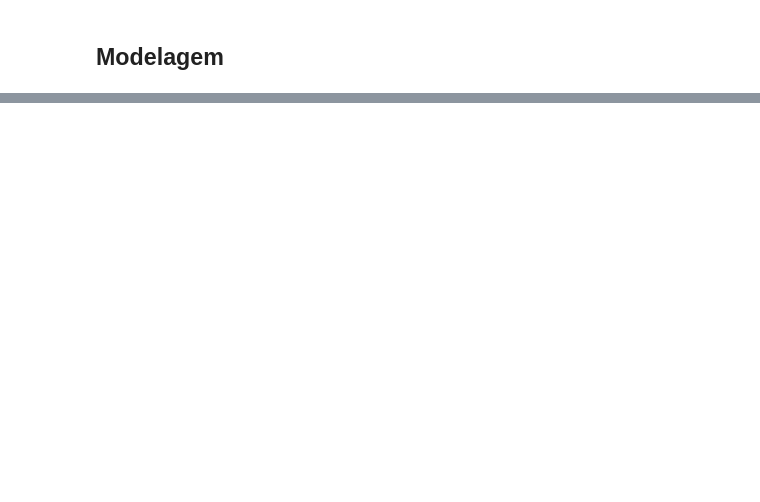
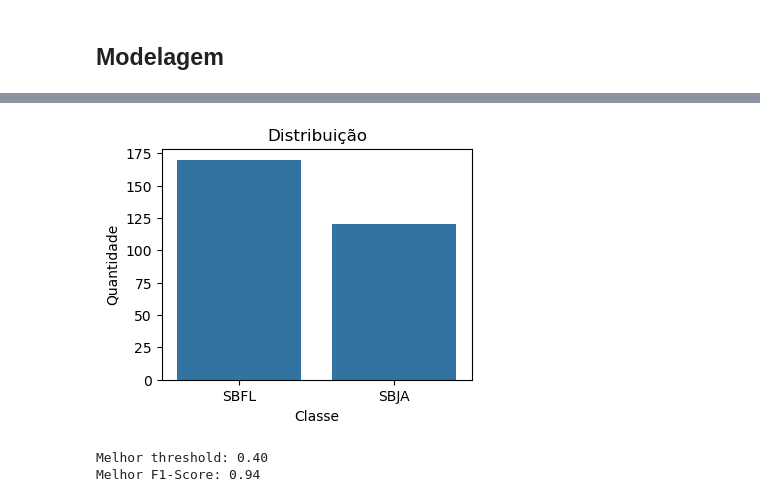
Before and after one commit to gcosta22/Competicao_Intramodal_SC, a Jupyter notebook: Modelo_intramodal.ipynb, the cells around one changed output, grey strips where cells are left out. Cells and saved outputs as stored; diff of their text form; code cells hidden in the pictures; blank space fills up the shorter version.

```diff
--- a/Modelo_intramodal.ipynb
+++ b/Modelo_intramodal.ipynb
@@ -650,0 +130,27 @@ files.download("/content/modelo_resultados_proj.xlsx")
+# %%
+#Recall deu um pouco baixo e muitos SBFL sendo classificados como SBJA
+#Nao achei que esta muito desbalanceado o df
+class_distribution = df_novo['AERO_C'].value_counts()
+
+plt.figure(figsize=(4, 3))
+sns.barplot(x=class_distribution.index, y=class_distribution.values)
+plt.xlabel('Classe')
+plt.ylabel('Quantidade')
+plt.title('Distribuição')
+plt.xticks([0, 1], ['SBFL', 'SBJA'])
+plt.show();
+# %% [output]
+[figure, added]
+# %%
+#Encontrar o melhor ajuste precisao vs recal
+f1_scores = 2 * (precision * recall) / (precision + recall)
+
+# Encontra o threshold que maximiza o F1-Score
+best_threshold = thresholds[np.argmax(f1_scores)]
+best_f1_score = np.max(f1_scores)
+
+print(f"Melhor threshold: {best_threshold:.2f}")
+print(f"Melhor F1-Score: {best_f1_score:.2f}")
+# %% [output]
+Melhor threshold: 0.40
+Melhor F1-Score: 0.94
```
Also changed, not shown: parts of 64 cells of this notebook.
